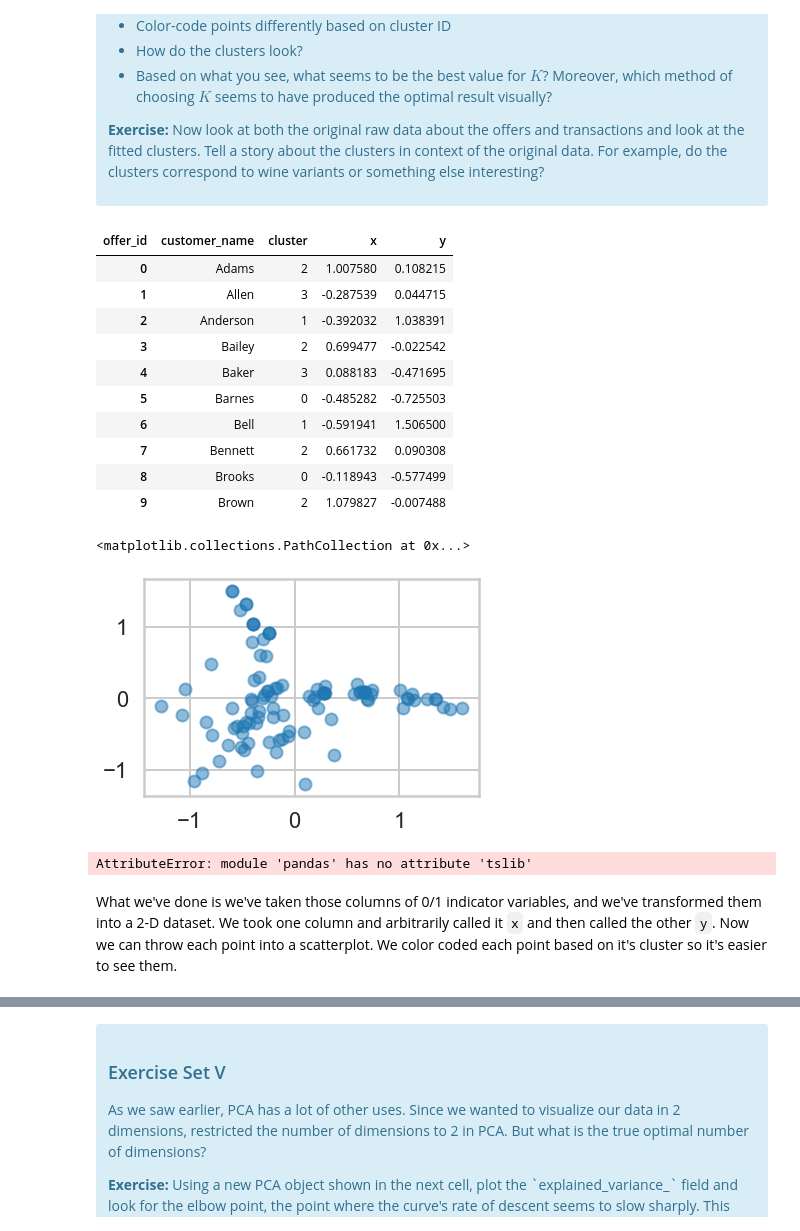
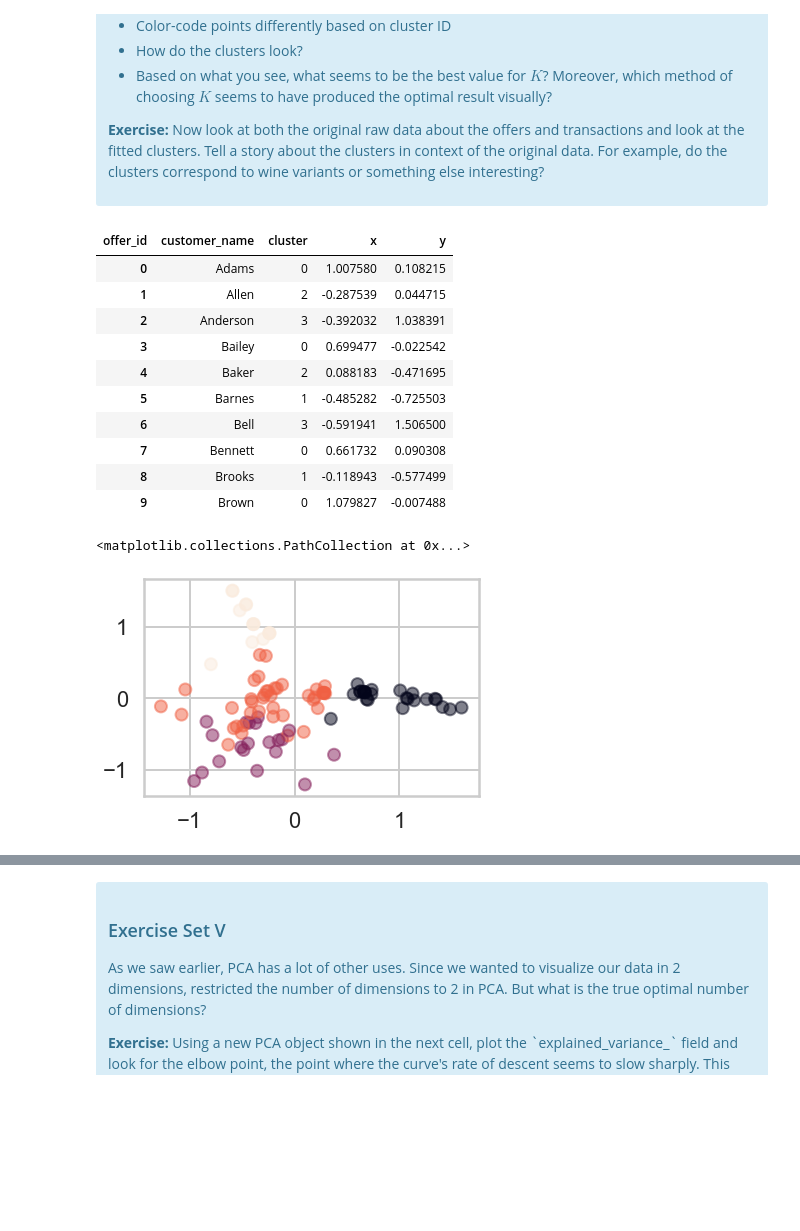
Before and after one commit to xandramichel/Springboard, a Jupyter notebook: MiniProjects/10.5 - Clustering/Mini_Project_Clustering.ipynb, the cells around one changed output, grey strips where cells are left out. Cells and saved outputs as stored; diff of their text form; code cells hidden in the pictures; blank space fills up the shorter version.

```diff
--- a/MiniProjects/10.5 - Clustering/Mini_Project_Clustering.ipynb
+++ b/MiniProjects/10.5 - Clustering/Mini_Project_Clustering.ipynb
@@ -373,35 +373,25 @@ matrix['x'] = pca.fit_transform(matrix[x_cols])[:,0]
 matrix['y'] = pca.fit_transform(matrix[x_cols])[:,1]
 #matrix = matrix.reset_index()
 
-customer_clusters = matrix[['customer_name', 'cluster', 'x', 'y']]
+customer_clusters = matrix[['customer_name', 'cluster', 'cluster_2', 'x', 'y']]
 customer_clusters.head(10)
 # %% [output]
 | offer_id | customer_name | cluster | x | y |
-| 0 | Adams | 2 | 1.007580 | 0.108215 |
-| 1 | Allen | 3 | -0.287539 | 0.044715 |
-| 2 | Anderson | 1 | -0.392032 | 1.038391 |
-| 3 | Bailey | 2 | 0.699477 | -0.022542 |
-| 4 | Baker | 3 | 0.088183 | -0.471695 |
-| 5 | Barnes | 0 | -0.485282 | -0.725503 |
-| 6 | Bell | 1 | -0.591941 | 1.506500 |
-| 7 | Bennett | 2 | 0.661732 | 0.090308 |
-| 8 | Brooks | 0 | -0.118943 | -0.577499 |
-| 9 | Brown | 2 | 1.079827 | -0.007488 |
+| 0 | Adams | 0 | 1.007580 | 0.108215 |
+| 1 | Allen | 2 | -0.287539 | 0.044715 |
+| 2 | Anderson | 3 | -0.392032 | 1.038391 |
+| 3 | Bailey | 0 | 0.699477 | -0.022542 |
+| 4 | Baker | 2 | 0.088183 | -0.471695 |
+| 5 | Barnes | 1 | -0.485282 | -0.725503 |
+| 6 | Bell | 3 | -0.591941 | 1.506500 |
+| 7 | Bennett | 0 | 0.661732 | 0.090308 |
+| 8 | Brooks | 1 | -0.118943 | -0.577499 |
+| 9 | Brown | 0 | 1.079827 | -0.007488 |
 # %%
 df = pd.merge(df_transactions, customer_clusters)
 df = pd.merge(df_offers, df)
 
-plt.scatter(x=matrix['x'], y=matrix['y'], alpha=0.5)
+plt.scatter(x=matrix['x'], y=matrix['y'], alpha=0.5, c=matrix['cluster'].tolist())
 # %% [output]
 <matplotlib.collections.PathCollection at 0x...>
-[figure, old version]
+[figure, new version]
-# %%
-from ggplot import *
-
-ggplot(df, aes(x='x', y='y', color='cluster')) + \
-   geom_point(size=75) + \
-   ggtitle("Customers Grouped by Cluster")
-# %% [output]
-AttributeError: module 'pandas' has no attribute 'tslib'
-# %% [markdown]
-What we've done is we've taken those columns of 0/1 indicator variables, and we've transformed them into a 2-D dataset. We took one column and arbitrarily called it `x` and then called the other `y`. Now we can throw each point into a scatterplot. We color coded each point based on it's cluster so it's easier to see them.
```
Also changed, not shown: parts of 16 cells of this notebook.
